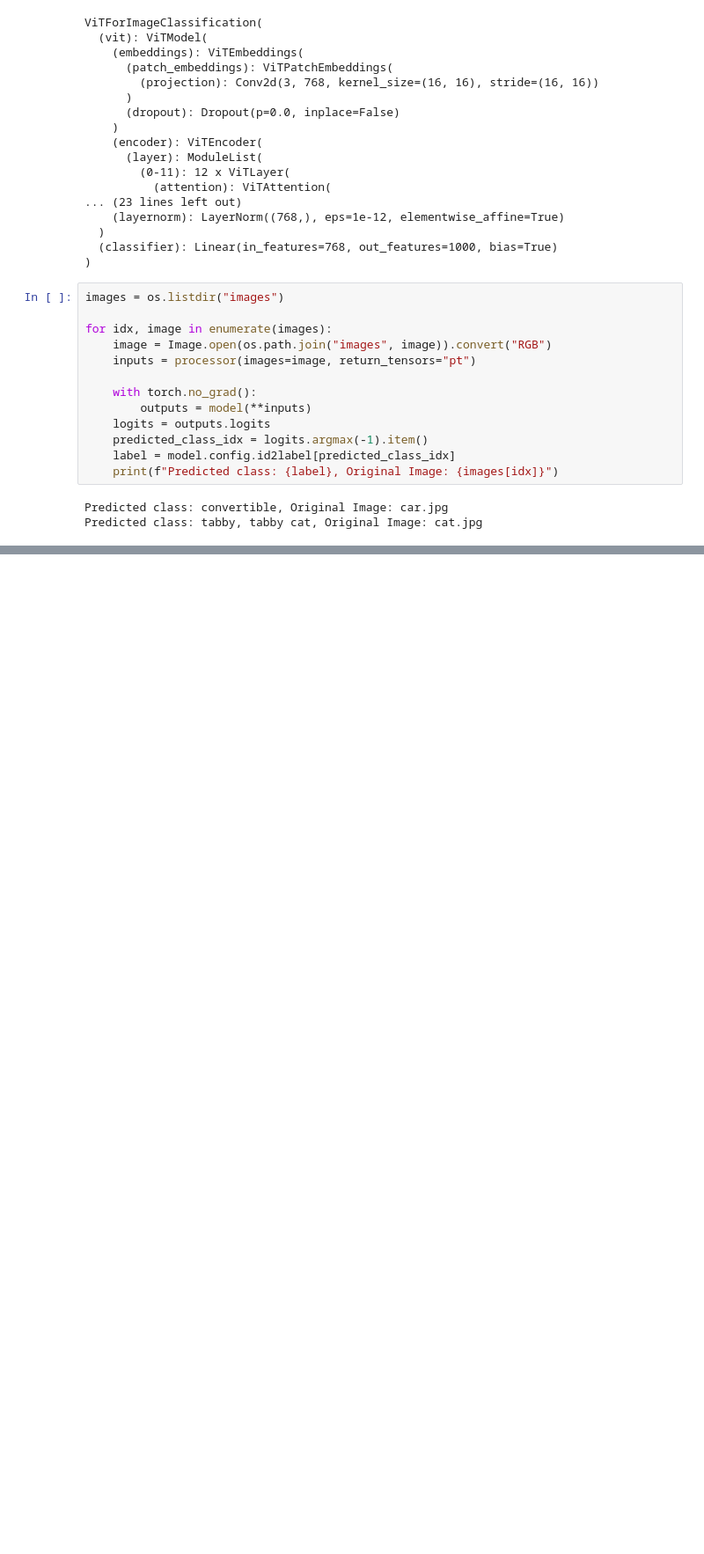
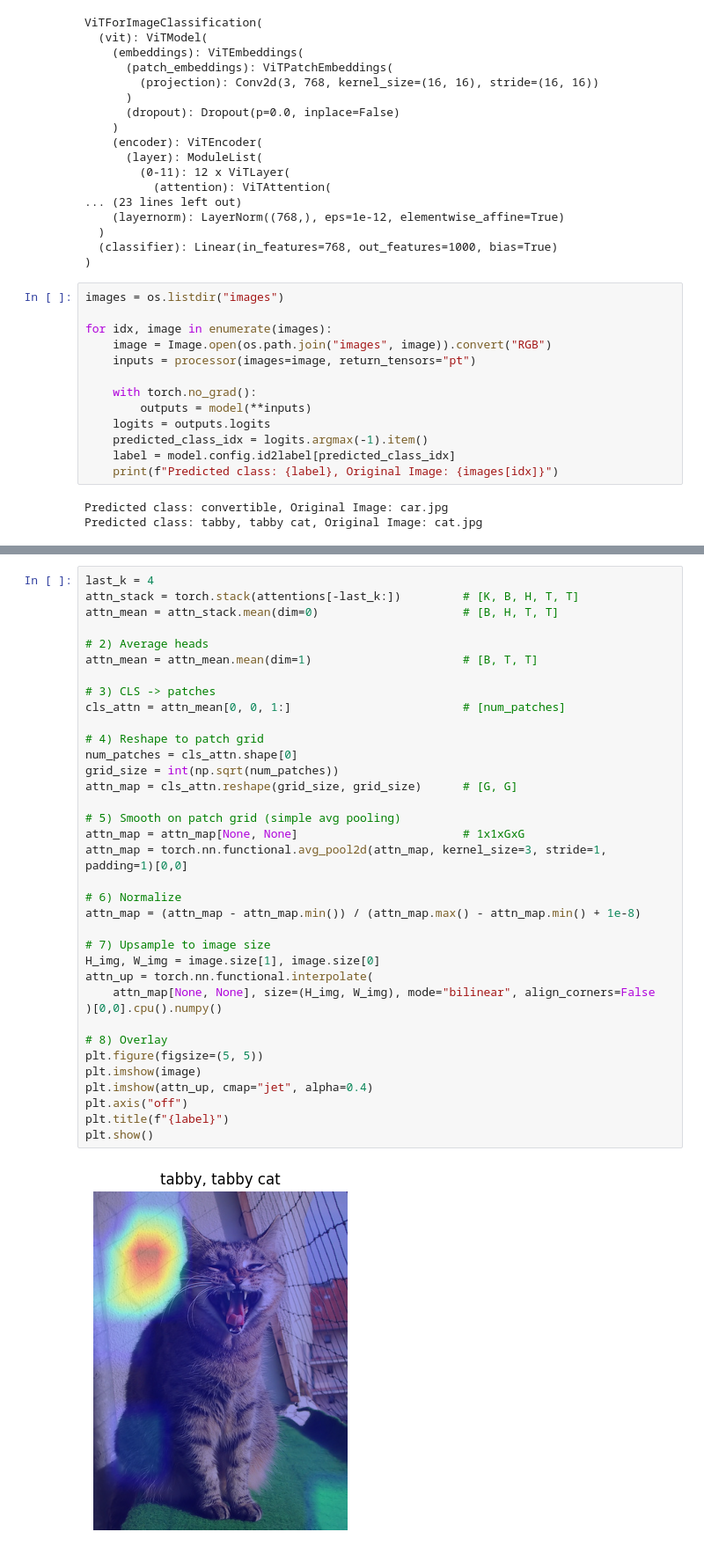
Before and after one commit to nausherwan-malik/Deep-Vision-Language-Models, a Jupyter notebook: Lab 0/Vision-Transformer.ipynb, the cells around one changed output, grey strips where cells are left out. Shown at 88% size. Cells and saved outputs as stored; diff of their text form; blank space fills up the shorter version.

```diff
--- a/Lab 0/Vision-Transformer.ipynb
+++ b/Lab 0/Vision-Transformer.ipynb
@@ -45,0 +103,38 @@ Predicted class: tabby, tabby cat, Original Image: cat.jpg
+# %%
+last_k = 4
+attn_stack = torch.stack(attentions[-last_k:])         # [K, B, H, T, T]
+attn_mean = attn_stack.mean(dim=0)                     # [B, H, T, T]
+
+# 2) Average heads
+attn_mean = attn_mean.mean(dim=1)                      # [B, T, T]
+
+# 3) CLS -> patches
+cls_attn = attn_mean[0, 0, 1:]                         # [num_patches]
+
+# 4) Reshape to patch grid
+num_patches = cls_attn.shape[0]
+grid_size = int(np.sqrt(num_patches))
+attn_map = cls_attn.reshape(grid_size, grid_size)      # [G, G]
+
+# 5) Smooth on patch grid (simple avg pooling)
+attn_map = attn_map[None, None]                        # 1x1xGxG
+attn_map = torch.nn.functional.avg_pool2d(attn_map, kernel_size=3, stride=1, padding=1)[0,0]
+
+# 6) Normalize
+attn_map = (attn_map - attn_map.min()) / (attn_map.max() - attn_map.min() + 1e-8)
+
+# 7) Upsample to image size
+H_img, W_img = image.size[1], image.size[0]
+attn_up = torch.nn.functional.interpolate(
+    attn_map[None, None], size=(H_img, W_img), mode="bilinear", align_corners=False
+)[0,0].cpu().numpy()
+
+# 8) Overlay
+plt.figure(figsize=(5, 5))
+plt.imshow(image)
+plt.imshow(attn_up, cmap="jet", alpha=0.4)
+plt.axis("off")
+plt.title(f"{label}")
+plt.show()
+# %% [output]
+[figure, added]
```
Also changed, not shown: parts of 4 cells of this notebook, 2 other files.
